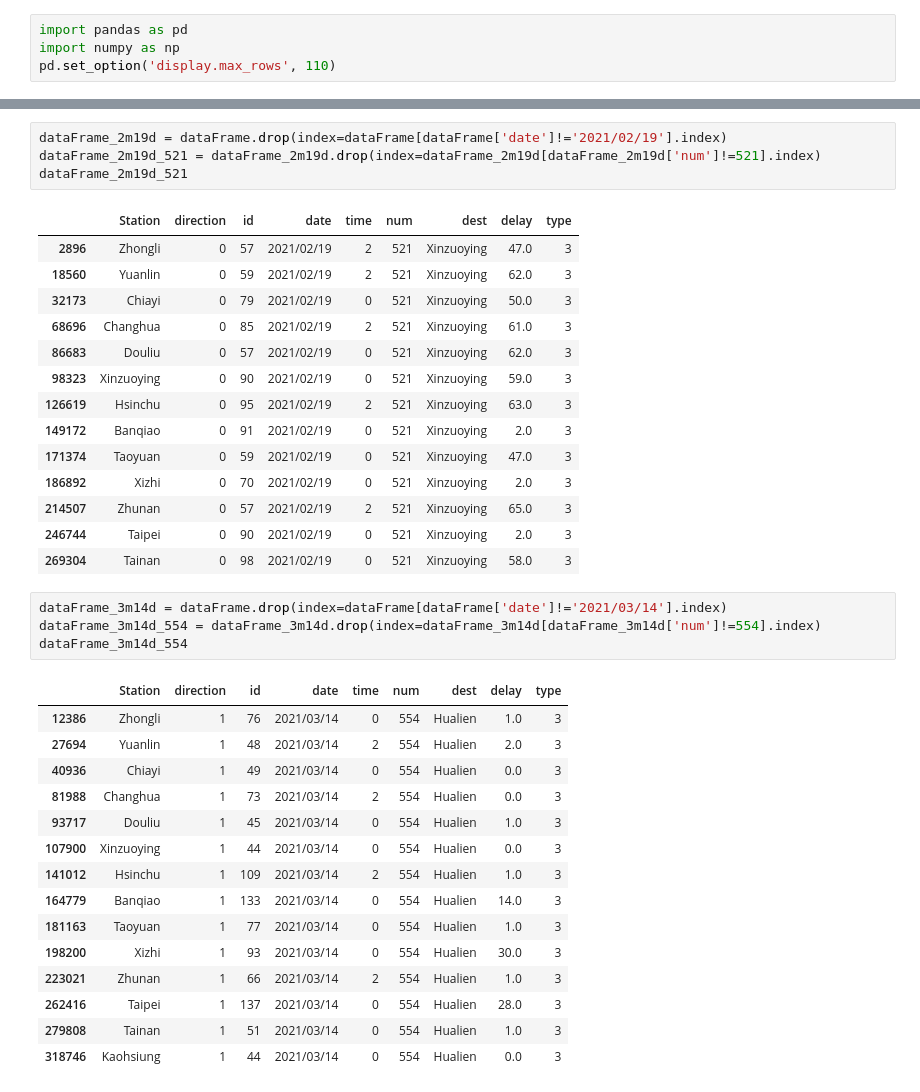
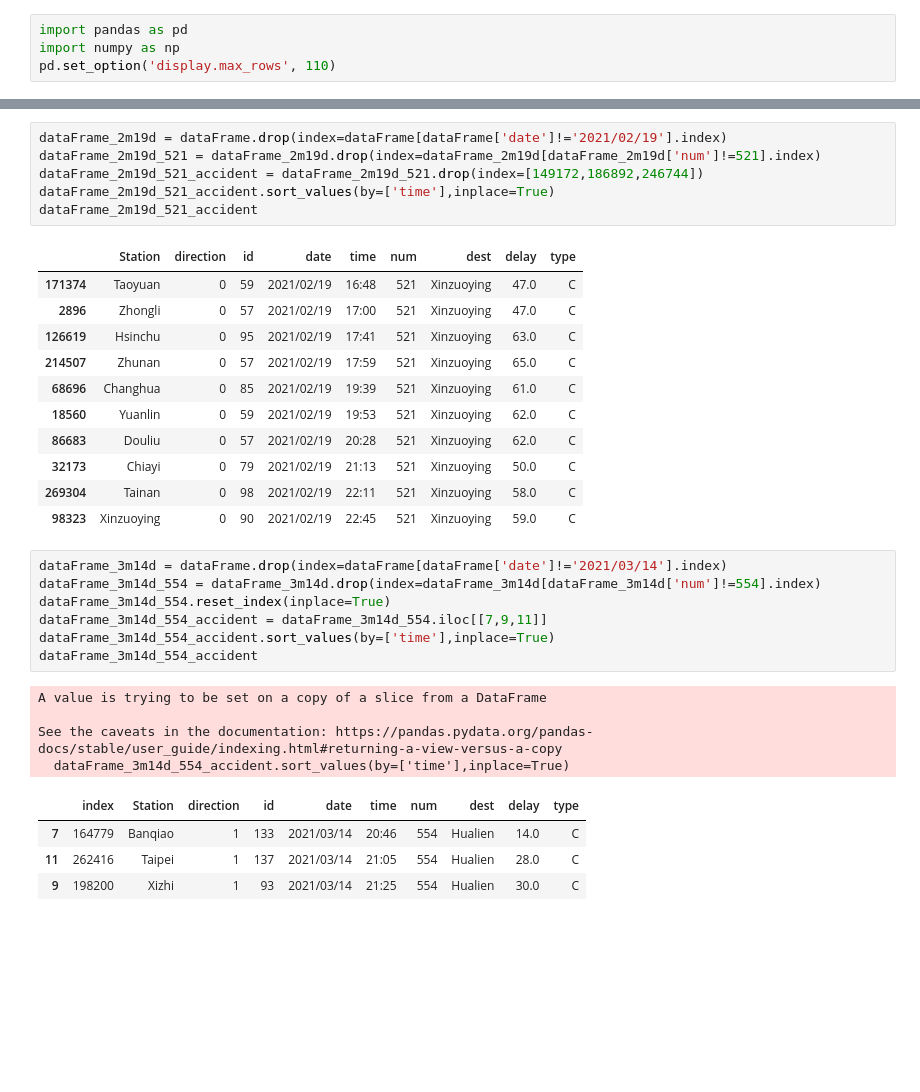
Before and after one commit to GoldenWanGila/Collage-Project, a Jupyter notebook: model/事故_dataFrame.ipynb, the cells around one changed output, grey strips where cells are left out. Cells and saved outputs as stored; diff of their text form; blank space fills up the shorter version.

```diff
--- a/model/All/ClassificationAnalysis/事故_dataFrame.ipynb
+++ b/model/事故_dataFrame.ipynb
@@ -22,42 +22,37 @@ dataFrame
 # %%
 dataFrame_2m19d = dataFrame.drop(index=dataFrame[dataFrame['date']!='2021/02/19'].index)
 dataFrame_2m19d_521 = dataFrame_2m19d.drop(index=dataFrame_2m19d[dataFrame_2m19d['num']!=521].index)
-dataFrame_2m19d_521
+dataFrame_2m19d_521_accident = dataFrame_2m19d_521.drop(index=[149172,186892,246744])
+dataFrame_2m19d_521_accident.sort_values(by=['time'],inplace=True)
+dataFrame_2m19d_521_accident
 # %% [output]
 |  | Station | direction | id | date | time | num | dest | delay | type |
-| 2896 | Zhongli | 0 | 57 | 2021/02/19 | 2 | 521 | Xinzuoying | 47.0 | 3 |
-| 18560 | Yuanlin | 0 | 59 | 2021/02/19 | 2 | 521 | Xinzuoying | 62.0 | 3 |
-| 32173 | Chiayi | 0 | 79 | 2021/02/19 | 0 | 521 | Xinzuoying | 50.0 | 3 |
-| 68696 | Changhua | 0 | 85 | 2021/02/19 | 2 | 521 | Xinzuoying | 61.0 | 3 |
-| 86683 | Douliu | 0 | 57 | 2021/02/19 | 0 | 521 | Xinzuoying | 62.0 | 3 |
-| 98323 | Xinzuoying | 0 | 90 | 2021/02/19 | 0 | 521 | Xinzuoying | 59.0 | 3 |
-| 126619 | Hsinchu | 0 | 95 | 2021/02/19 | 2 | 521 | Xinzuoying | 63.0 | 3 |
-| 149172 | Banqiao | 0 | 91 | 2021/02/19 | 0 | 521 | Xinzuoying | 2.0 | 3 |
-| 171374 | Taoyuan | 0 | 59 | 2021/02/19 | 0 | 521 | Xinzuoying | 47.0 | 3 |
-| 186892 | Xizhi | 0 | 70 | 2021/02/19 | 0 | 521 | Xinzuoying | 2.0 | 3 |
-| 214507 | Zhunan | 0 | 57 | 2021/02/19 | 2 | 521 | Xinzuoying | 65.0 | 3 |
-| 246744 | Taipei | 0 | 90 | 2021/02/19 | 0 | 521 | Xinzuoying | 2.0 | 3 |
-| 269304 | Tainan | 0 | 98 | 2021/02/19 | 0 | 521 | Xinzuoying | 58.0 | 3 |
+| 171374 | Taoyuan | 0 | 59 | 2021/02/19 | 16:48 | 521 | Xinzuoying | 47.0 | C |
+| 2896 | Zhongli | 0 | 57 | 2021/02/19 | 17:00 | 521 | Xinzuoying | 47.0 | C |
+| 126619 | Hsinchu | 0 | 95 | 2021/02/19 | 17:41 | 521 | Xinzuoying | 63.0 | C |
+| 214507 | Zhunan | 0 | 57 | 2021/02/19 | 17:59 | 521 | Xinzuoying | 65.0 | C |
+| 68696 | Changhua | 0 | 85 | 2021/02/19 | 19:39 | 521 | Xinzuoying | 61.0 | C |
+| 18560 | Yuanlin | 0 | 59 | 2021/02/19 | 19:53 | 521 | Xinzuoying | 62.0 | C |
+| 86683 | Douliu | 0 | 57 | 2021/02/19 | 20:28 | 521 | Xinzuoying | 62.0 | C |
+| 32173 | Chiayi | 0 | 79 | 2021/02/19 | 21:13 | 521 | Xinzuoying | 50.0 | C |
+| 269304 | Tainan | 0 | 98 | 2021/02/19 | 22:11 | 521 | Xinzuoying | 58.0 | C |
+| 98323 | Xinzuoying | 0 | 90 | 2021/02/19 | 22:45 | 521 | Xinzuoying | 59.0 | C |
 # %%
 dataFrame_3m14d = dataFrame.drop(index=dataFrame[dataFrame['date']!='2021/03/14'].index)
 dataFrame_3m14d_554 = dataFrame_3m14d.drop(index=dataFrame_3m14d[dataFrame_3m14d['num']!=554].index)
-dataFrame_3m14d_554
+dataFrame_3m14d_554.reset_index(inplace=True)
+dataFrame_3m14d_554_accident = dataFrame_3m14d_554.iloc[[7,9,11]]
+dataFrame_3m14d_554_accident.sort_values(by=['time'],inplace=True)
+dataFrame_3m14d_554_accident
 # %% [output]
+A value is trying to be set on a copy of a slice from a DataFrame
+
+See the caveats in the documentation: https://pandas.pydata.org/pandas-docs/stable/user_guide/indexing.html#returning-a-view-versus-a-copy
+  dataFrame_3m14d_554_accident.sort_values(by=['time'],inplace=True)
-|  | Station | direction | id | date | time | num | dest | delay | type |
-| 12386 | Zhongli | 1 | 76 | 2021/03/14 | 0 | 554 | Hualien | 1.0 | 3 |
-| 27694 | Yuanlin | 1 | 48 | 2021/03/14 | 2 | 554 | Hualien | 2.0 | 3 |
-| 40936 | Chiayi | 1 | 49 | 2021/03/14 | 0 | 554 | Hualien | 0.0 | 3 |
-| 81988 | Changhua | 1 | 73 | 2021/03/14 | 2 | 554 | Hualien | 0.0 | 3 |
-| 93717 | Douliu | 1 | 45 | 2021/03/14 | 0 | 554 | Hualien | 1.0 | 3 |
-| 107900 | Xinzuoying | 1 | 44 | 2021/03/14 | 0 | 554 | Hualien | 0.0 | 3 |
-| 141012 | Hsinchu | 1 | 109 | 2021/03/14 | 2 | 554 | Hualien | 1.0 | 3 |
-| 164779 | Banqiao | 1 | 133 | 2021/03/14 | 0 | 554 | Hualien | 14.0 | 3 |
-| 181163 | Taoyuan | 1 | 77 | 2021/03/14 | 0 | 554 | Hualien | 1.0 | 3 |
-| 198200 | Xizhi | 1 | 93 | 2021/03/14 | 0 | 554 | Hualien | 30.0 | 3 |
-| 223021 | Zhunan | 1 | 66 | 2021/03/14 | 2 | 554 | Hualien | 1.0 | 3 |
-| 262416 | Taipei | 1 | 137 | 2021/03/14 | 0 | 554 | Hualien | 28.0 | 3 |
-| 279808 | Tainan | 1 | 51 | 2021/03/14 | 0 | 554 | Hualien | 1.0 | 3 |
-| 318746 | Kaohsiung | 1 | 44 | 2021/03/14 | 0 | 554 | Hualien | 0.0 | 3 |
+|  | index | Station | direction | id | date | time | num | dest | delay | type |
+| 7 | 164779 | Banqiao | 1 | 133 | 2021/03/14 | 20:46 | 554 | Hualien | 14.0 | C |
+| 11 | 262416 | Taipei | 1 | 137 | 2021/03/14 | 21:05 | 554 | Hualien | 28.0 | C |
+| 9 | 198200 | Xizhi | 1 | 93 | 2021/03/14 | 21:25 | 554 | Hualien | 30.0 | C |
 # %%
 dataFrame_12m23d = dataFrame.drop(index=dataFrame[dataFrame['date']!='2020/12/23'].index)
 dataFrame_12m23d_Taichung = dataFrame_12m23d.drop(index=dataFrame_12m23d[dataFrame_12m23d['Station']!='Taichung'].index)
```
Also changed, not shown: parts of 15 cells of this notebook, 9 other files.
